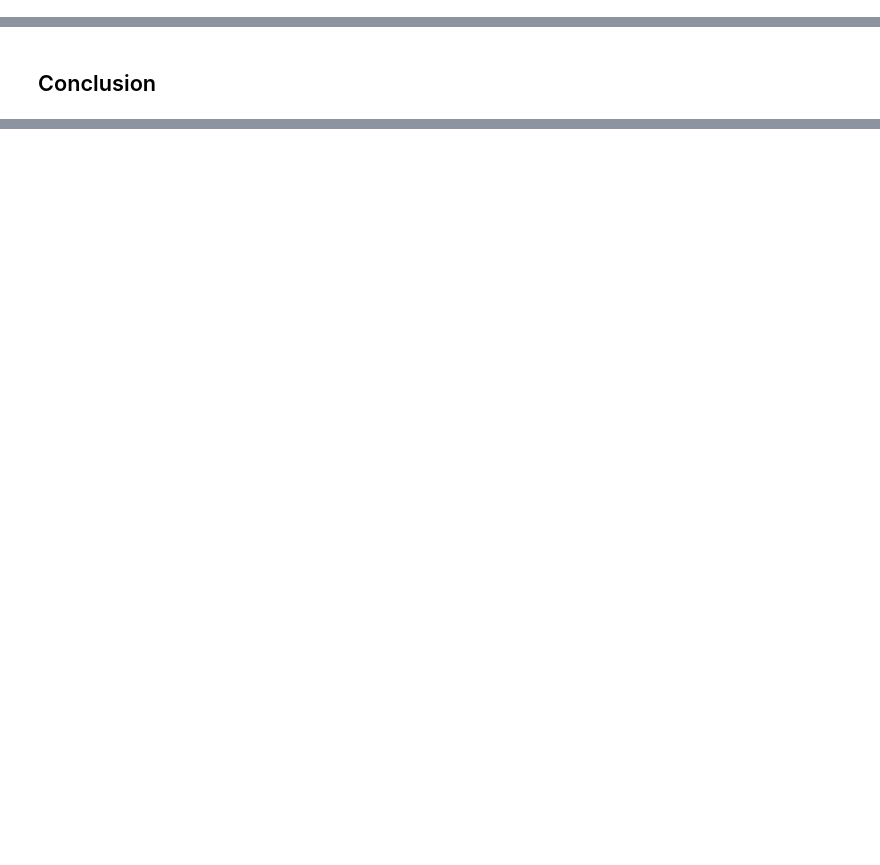
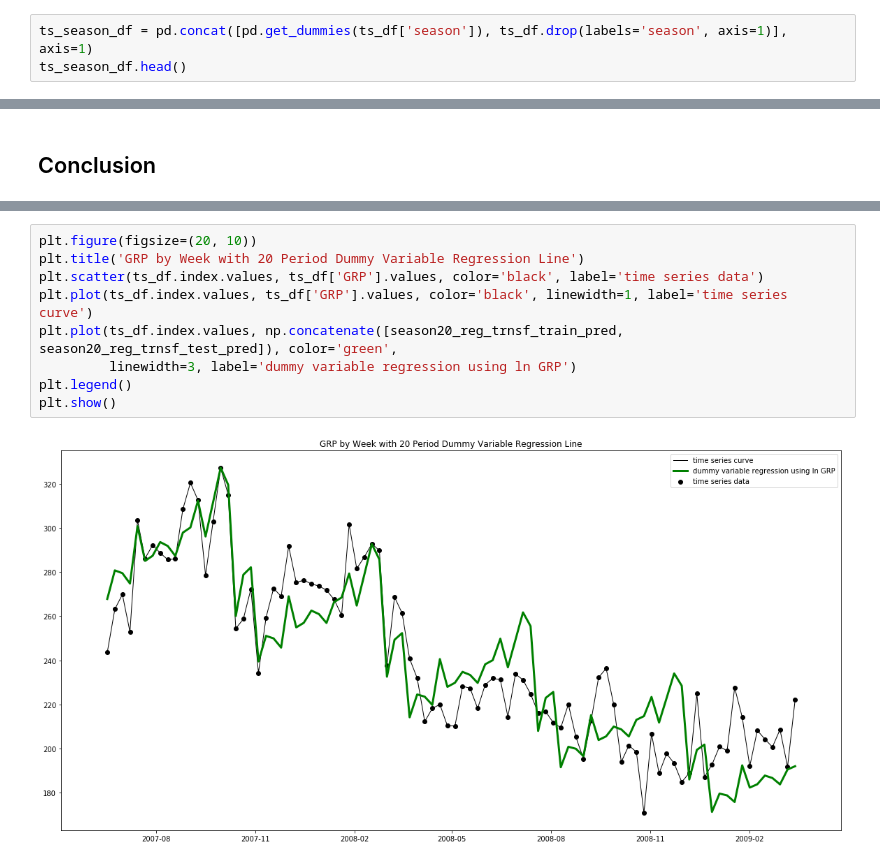
Before and after one commit to tkokkeng/KE5108-TVChannelRatings, a Jupyter notebook: linReg.ipynb, the cells around one changed output, grey strips where cells are left out. Drawn from its saved outputs; the diff is of its cells as text; blank space fills up the shorter version.

```diff
--- a/linReg.ipynb
+++ b/linReg.ipynb
@@ -525,0 +548,3 @@ The linear regression model using trend(time) and dummy variables for seasonalit
+# %%
+ts_season_df = pd.concat([pd.get_dummies(ts_df['season']), ts_df.drop(labels='season', axis=1)], axis=1)
+ts_season_df.head()
@@ -537,0 +674,11 @@ results_df
+# %%
+plt.figure(figsize=(20, 10))
+plt.title('GRP by Week with 20 Period Dummy Variable Regression Line')
+plt.scatter(ts_df.index.values, ts_df['GRP'].values, color='black', label='time series data')
+plt.plot(ts_df.index.values, ts_df['GRP'].values, color='black', linewidth=1, label='time series curve')
+plt.plot(ts_df.index.values, np.concatenate([season20_reg_trnsf_train_pred, season20_reg_trnsf_test_pred]), color='green',
+         linewidth=3, label='dummy variable regression using ln GRP')
+plt.legend()
+plt.show()
+# %% [output]
+[figure, added]
```
Also changed, not shown: parts of 15 cells of this notebook.
